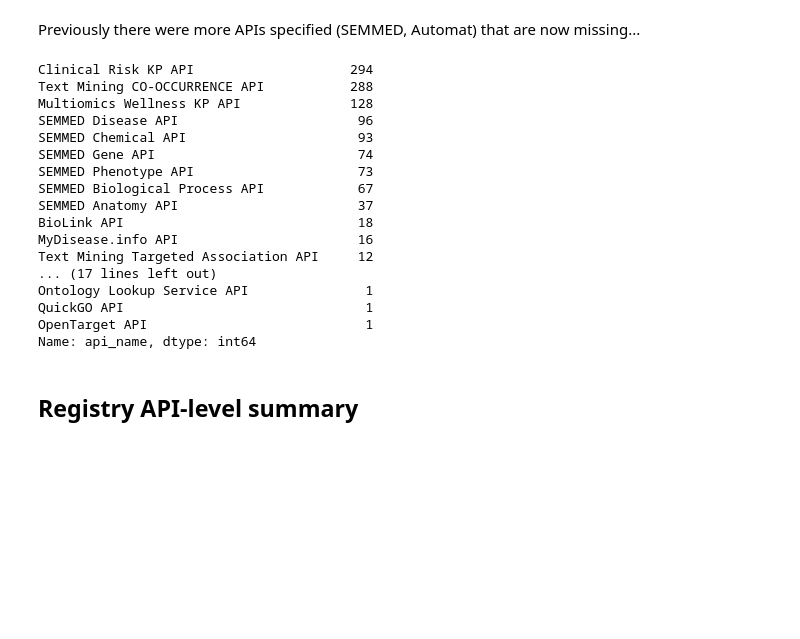
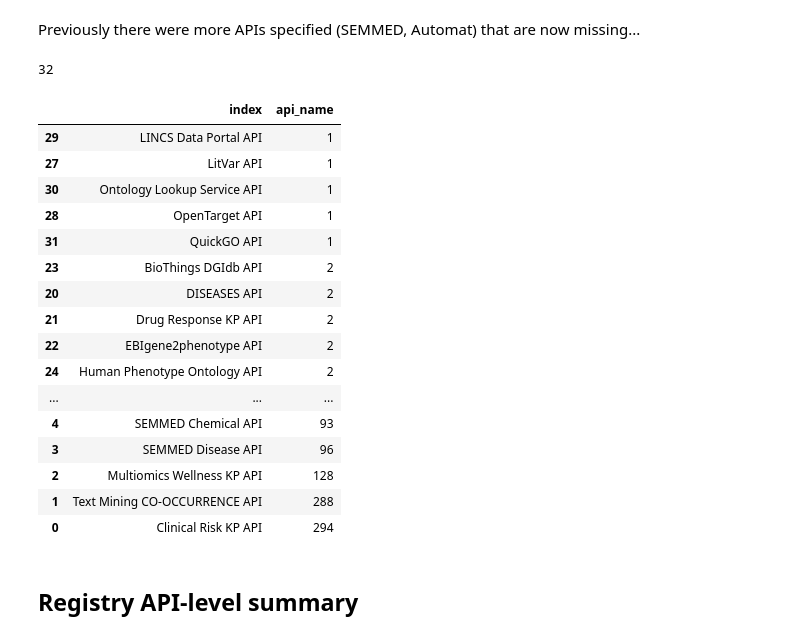
Before and after one commit to colleenXu/RegistryMetadataDev, a Jupyter notebook: x-translator/CX_RegistryMetadataReview.ipynb, the cells around one changed output. Saved outputs shown, nothing was run; the diff lists cells and outputs as text; code cells hidden in the pictures; blank space fills up the shorter version.

```diff
--- a/x-translator/CX_RegistryMetadataReview.ipynb
+++ b/x-translator/CX_RegistryMetadataReview.ipynb
@@ -226,25 +240,29 @@ operations_summary.shape
 # %% [markdown]
 Previously there were more APIs specified (SEMMED, Automat) that are now missing...
 # %%
-operations_summary.api_name.value_counts()
+operations_summary.api_name.nunique()
 # %% [output]
-Clinical Risk KP API                    294
-Text Mining CO-OCCURRENCE API           288
-Multiomics Wellness KP API              128
-SEMMED Disease API                       96
-SEMMED Chemical API                      93
-SEMMED Gene API                          74
-SEMMED Phenotype API                     73
-SEMMED Biological Process API            67
-SEMMED Anatomy API                       37
-BioLink API                              18
-MyDisease.info API                       16
-Text Mining Targeted Association API     12
-... (17 lines left out)
-Ontology Lookup Service API               1
-QuickGO API                               1
-OpenTarget API                            1
-Name: api_name, dtype: int64
+32
+# %%
+operations_summary.api_name.value_counts().reset_index().sort_values(by = ["api_name", "index"], ascending=[True,True])
+# %% [output]
+|  | index | api_name |
+| 29 | LINCS Data Portal API | 1 |
+| 27 | LitVar API | 1 |
+| 30 | Ontology Lookup Service API | 1 |
+| 28 | OpenTarget API | 1 |
+| 31 | QuickGO API | 1 |
+| 23 | BioThings DGIdb API | 2 |
+| 20 | DISEASES API | 2 |
+| 21 | Drug Response KP API | 2 |
+| 22 | EBIgene2phenotype API | 2 |
+| 24 | Human Phenotype Ontology API | 2 |
+| ... | ... | ... |
+| 4 | SEMMED Chemical API | 93 |
+| 3 | SEMMED Disease API | 96 |
+| 2 | Multiomics Wellness KP API | 128 |
+| 1 | Text Mining CO-OCCURRENCE API | 288 |
+| 0 | Clinical Risk KP API | 294 |
 # %% [markdown]
 ## Registry API-level summary
 # %% [markdown]
```
Also changed, not shown: parts of 17 cells of this notebook, 3 other files.
